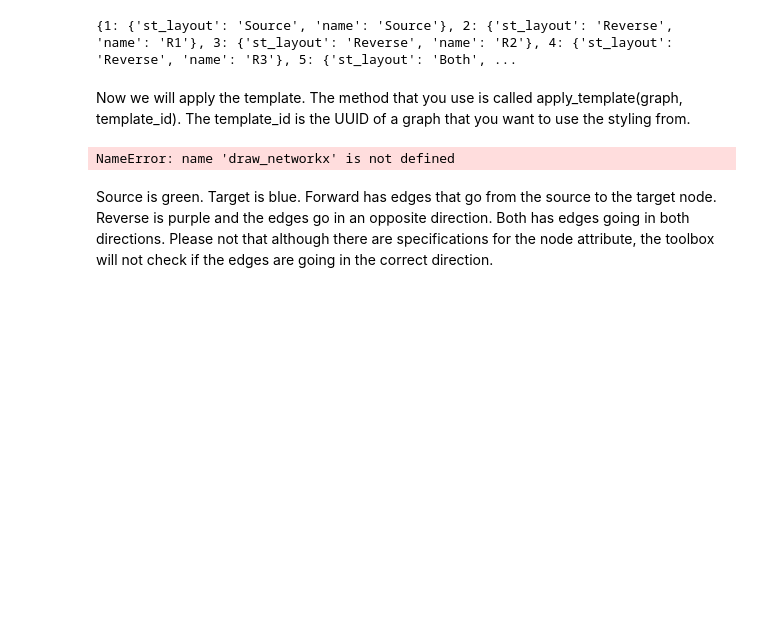
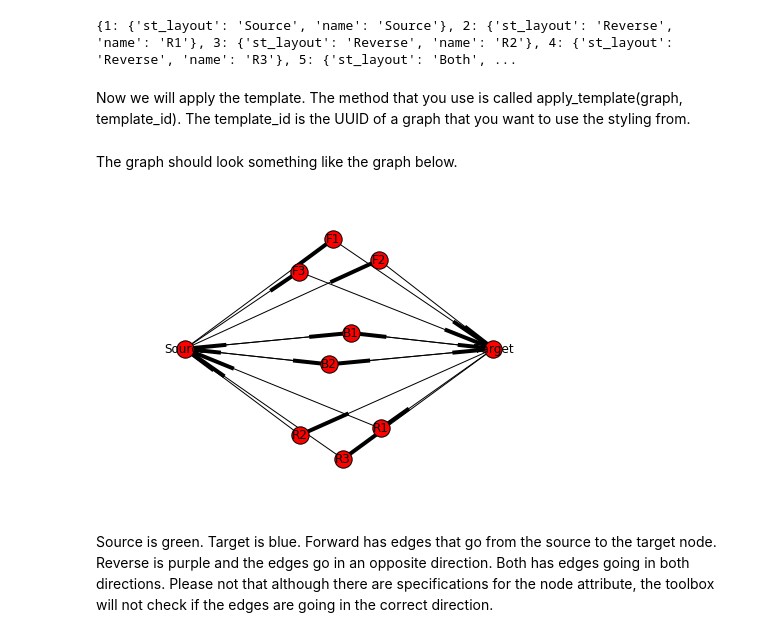
Before and after one commit to ndexbio/ndex-jupyter-notebooks, a Jupyter notebook: notebooks/NetworkN Layout and Cytoscape Styling Tutorial.ipynb, the cells around one changed output. Drawn from its saved outputs; the diff is of its cells as text; code cells hidden in the pictures; blank space fills up the shorter version.

```diff
--- a/notebooks/NetworkN Layout and Cytoscape Styling Tutorial.ipynb
+++ b/notebooks/NetworkN Layout and Cytoscape Styling Tutorial.ipynb
@@ -156,10 +174,16 @@ Now we will apply the template. The method that you use is called apply_template
 # %%
 template_id = '4f53171c-600f-11e6-b0a6-06603eb7f303'
 toolbox.apply_template(M, template_id)
-# %%
-draw_networkx(M)
-# %% [output]
-NameError: name 'draw_networkx' is not defined
+# %% [markdown]
+The graph should look something like the graph below.
+# %%
+names = nx.get_node_attributes(M,'name')
+positions = M.pos
+#positions
+nx.draw(M, positions,labels=names)
+plt.show()
+# %% [output]
+[figure, added]
 # %% [markdown]
 Source is green. Target is blue. Forward has edges that go from the source to the target node. Reverse is purple and the edges go in an opposite direction. Both has edges going in both directions. Please not that although there are specifications for the node attribute, the toolbox will not check if the edges are going in the correct direction.
 # %%
```
Also changed, not shown: parts of 6 cells of this notebook.
